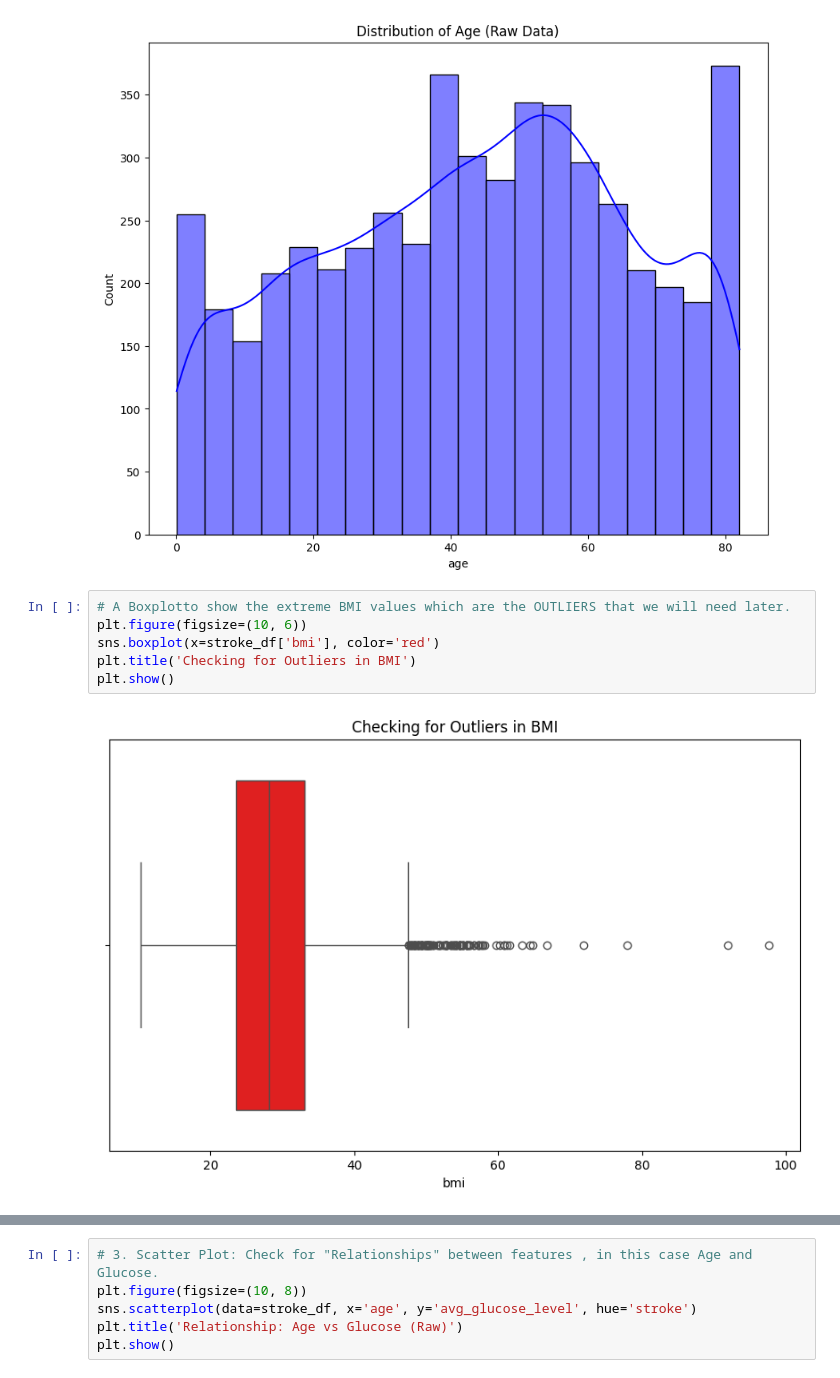
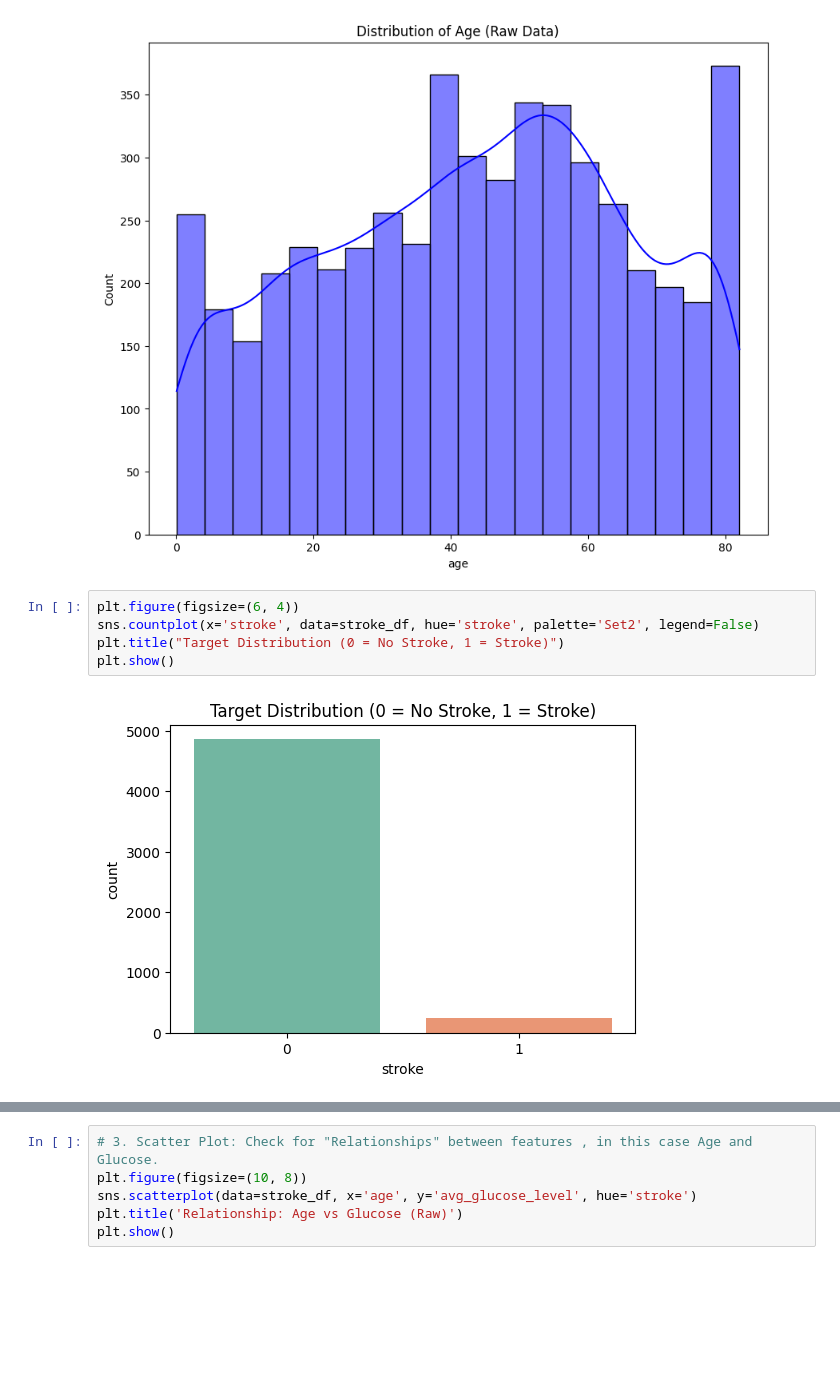
Before and after one commit to Arrah28/ML-Financial-Health-Analytics-Project, a Jupyter notebook: Supervised_Stroke_prediction.ipynb, the cells around one changed output, grey strips where cells are left out. Cells and saved outputs as stored; diff of their text form; blank space fills up the shorter version.

```diff
--- a/Supervised_Stroke_prediction.ipynb
+++ b/Supervised_Stroke_prediction.ipynb
@@ -89,11 +108,10 @@ plt.title('Distribution of Age (Raw Data)')
 plt.show()
 # %% [output]
 [figure]
-# %%
-# A Boxplotto show the extreme BMI values which are the OUTLIERS that we will need later.
-plt.figure(figsize=(10, 6))
-sns.boxplot(x=stroke_df['bmi'], color='red')
-plt.title('Checking for Outliers in BMI')
-plt.show()
-# %% [output]
-[figure, removed]
+# %%
+plt.figure(figsize=(6, 4))
+sns.countplot(x='stroke', data=stroke_df, hue='stroke', palette='Set2', legend=False)
+plt.title("Target Distribution (0 = No Stroke, 1 = Stroke)")
+plt.show()
+# %% [output]
+[figure, added]
```
Also changed, not shown: parts of 19 cells of this notebook.
